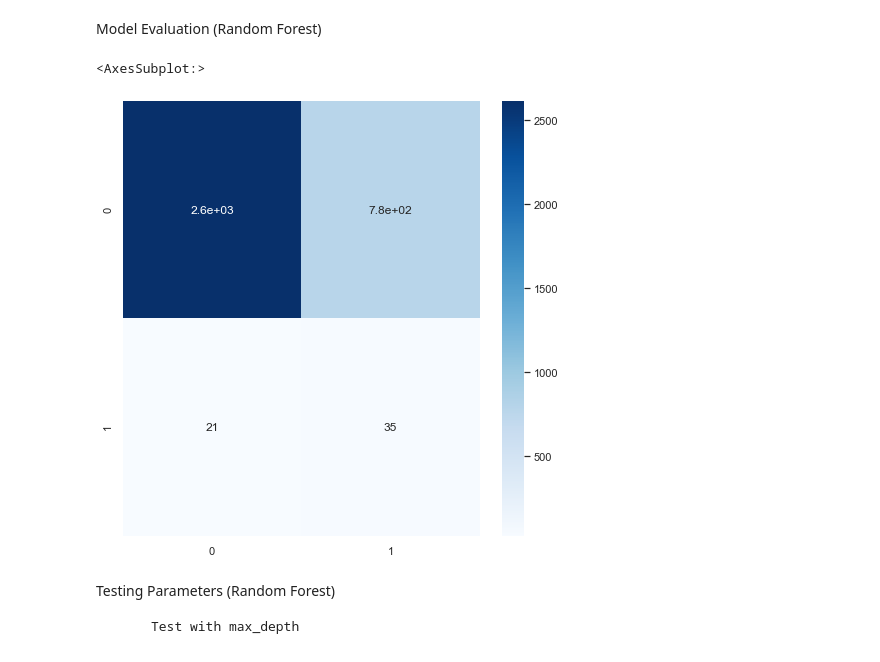
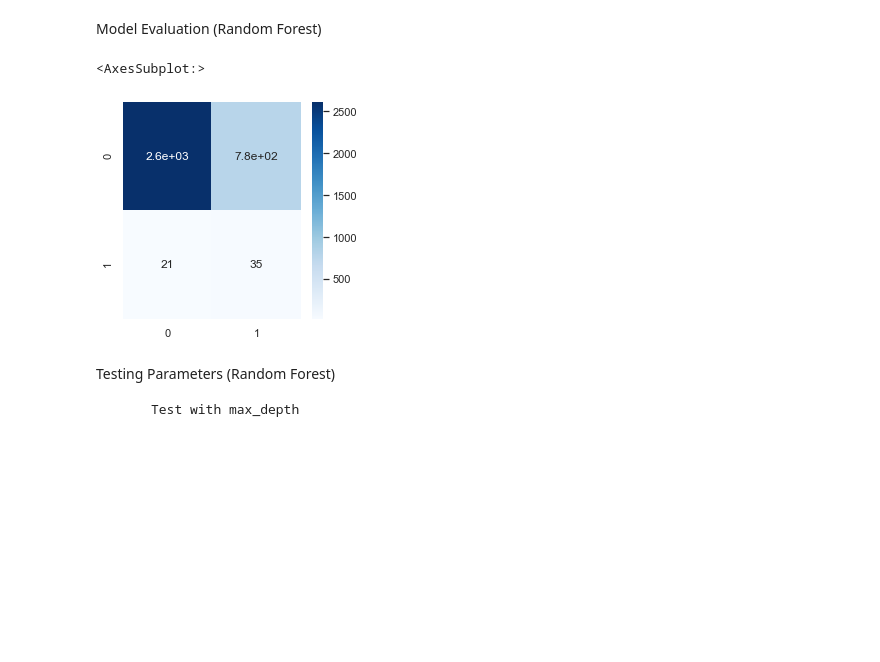
Before and after one commit to lucianogarim/HR-Analytics-Job-Change-of-Data-Scientists, a Jupyter notebook: trabalho.ipynb, the cells around one changed output. Drawn from its saved outputs; the diff is of its cells as text; code cells hidden in the pictures; blank space fills up the shorter version.

```diff
--- a/trabalho.ipynb
+++ b/trabalho.ipynb
@@ -461,11 +459,11 @@ Model Evaluation (Random Forest)
 # %%
 cm_random_forest = confusion_matrix(y_pred_random_forest, y_test)
 
-fig = plt.figure(figsize = (8,8))
+fig = plt.figure(figsize = (4,4))
 sns.heatmap(cm_random_forest, annot = True, cmap = 'Blues')
 # %% [output]
 <AxesSubplot:>
-[figure, old version]
+[figure, new version]
 # %% [markdown]
 Testing Parameters (Random Forest)
 
```
Also changed, not shown: parts of 7 cells of this notebook.
